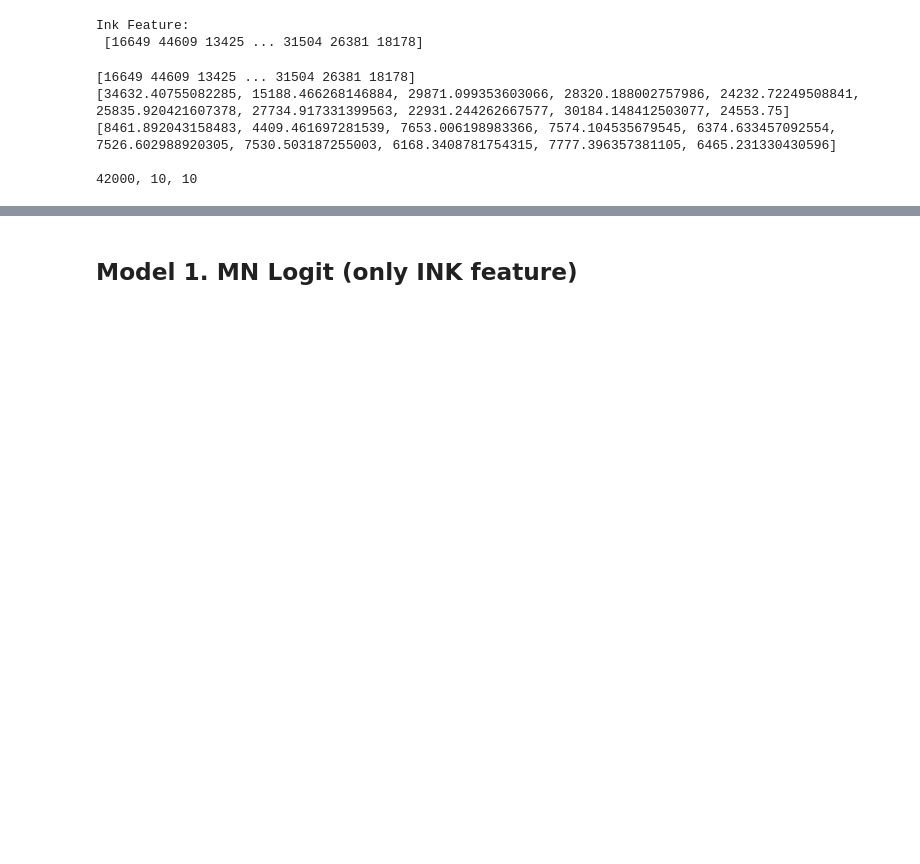
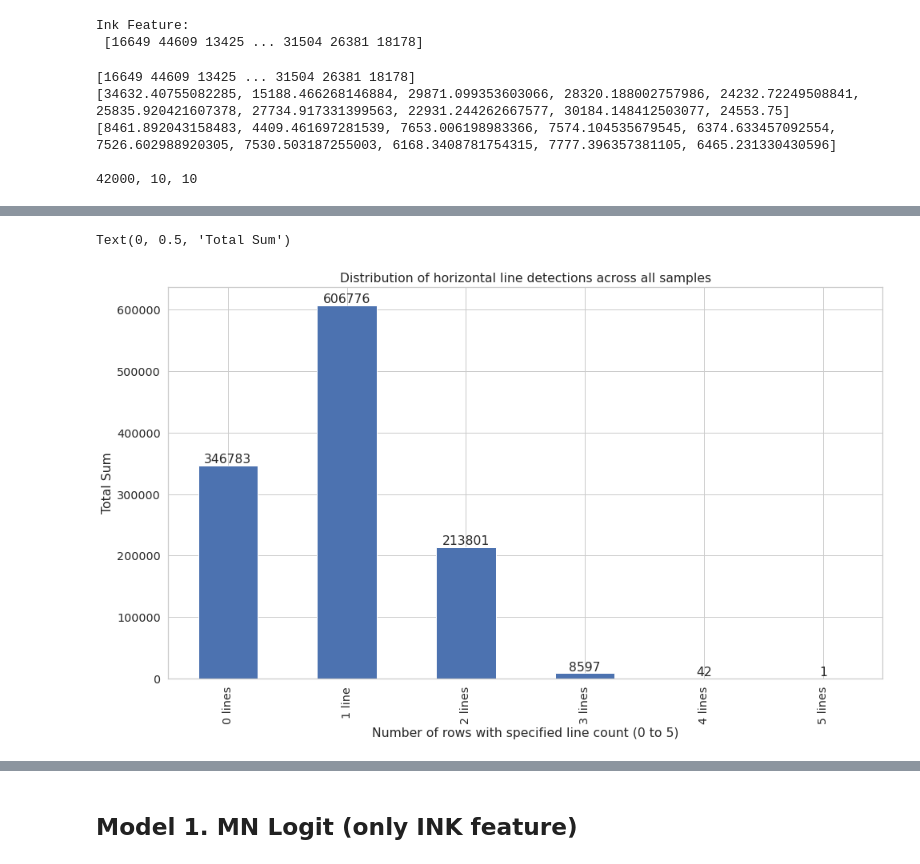
Before and after one commit to gusluchetti/uu-pattern-recognition, a Jupyter notebook: main.ipynb, the cells around one changed output, grey strips where cells are left out. Cells and saved outputs as stored; diff of their text form; code cells hidden in the pictures; blank space fills up the shorter version.

```diff
--- a/main.ipynb
+++ b/main.ipynb
@@ -216,0 +214,8 @@ df_lines.describe()
+# %%
+h_pass_sum = df_lines.iloc[:, :6].sum()
+v_pass_sum = df_lines.iloc[:, 6:].sum()
+h_pass_sum = h_pass_sum.rename({"h_0_line": "0 lines", "h_1_line": "1 line", "h_2_line": "2 lines", "h_3_line": "3 lines", "h_4_line": "4 lines", "h_5_line": "5 lines"})
+v_pass_sum = v_pass_sum.rename({"v_0_line": "0 lines", "v_1_line": "1 line", "v_2_line": "2 lines", "v_3_line": "3 lines", "v_4_line": "4 lines", "v_5_line": "5 lines"})
+
+print(h_pass_sum)
+print(v_pass_sum)
@@ -216,0 +237,9 @@ df_lines.describe()
+# %%
+ax = h_pass_sum.plot(kind="bar")
+ax.bar_label(ax.containers[0])
+plt.title("Distribution of horizontal line detections across all samples")
+plt.xlabel("Number of rows with specified line count (0 to 5)")
+plt.ylabel("Total Sum")
+# %% [output]
+Text(0, 0.5, 'Total Sum')
+[figure, added]
```
Also changed, not shown: parts of 24 cells of this notebook, 1 other file.
